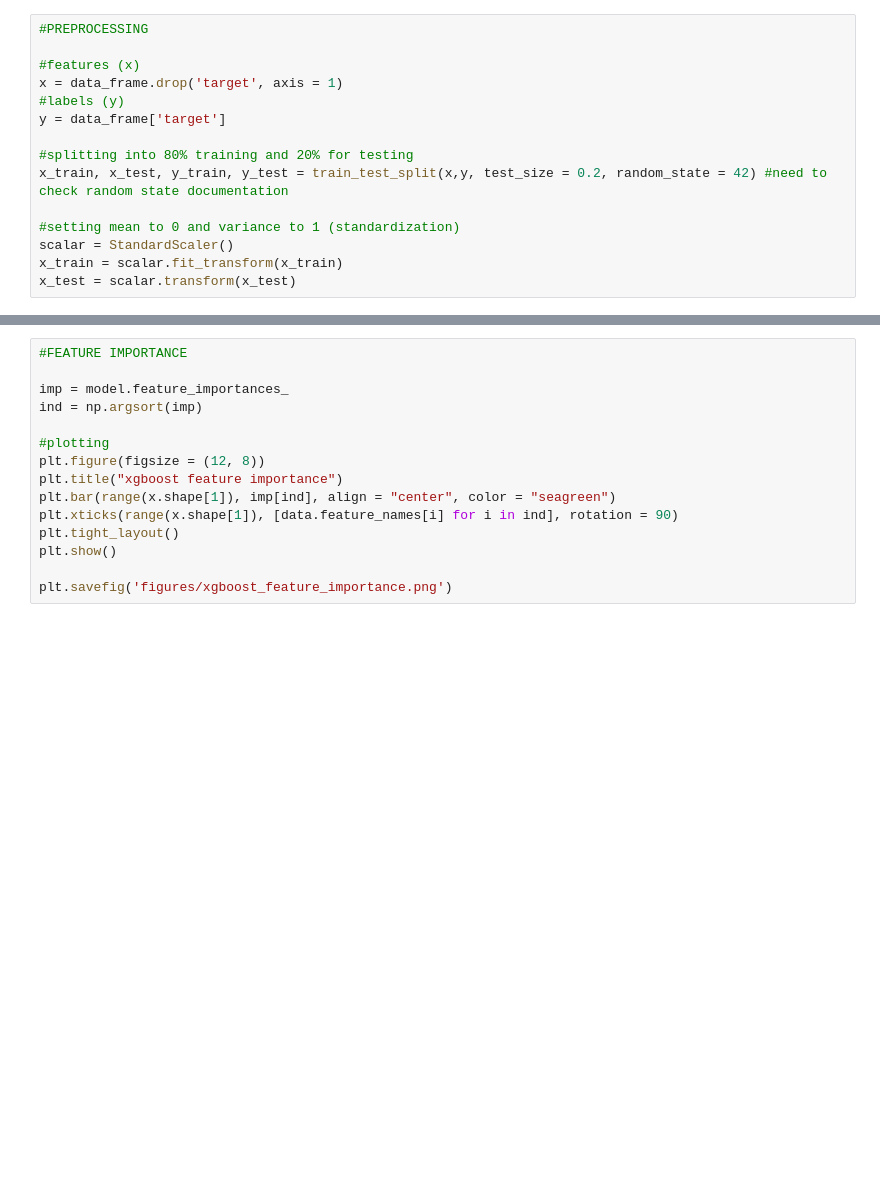
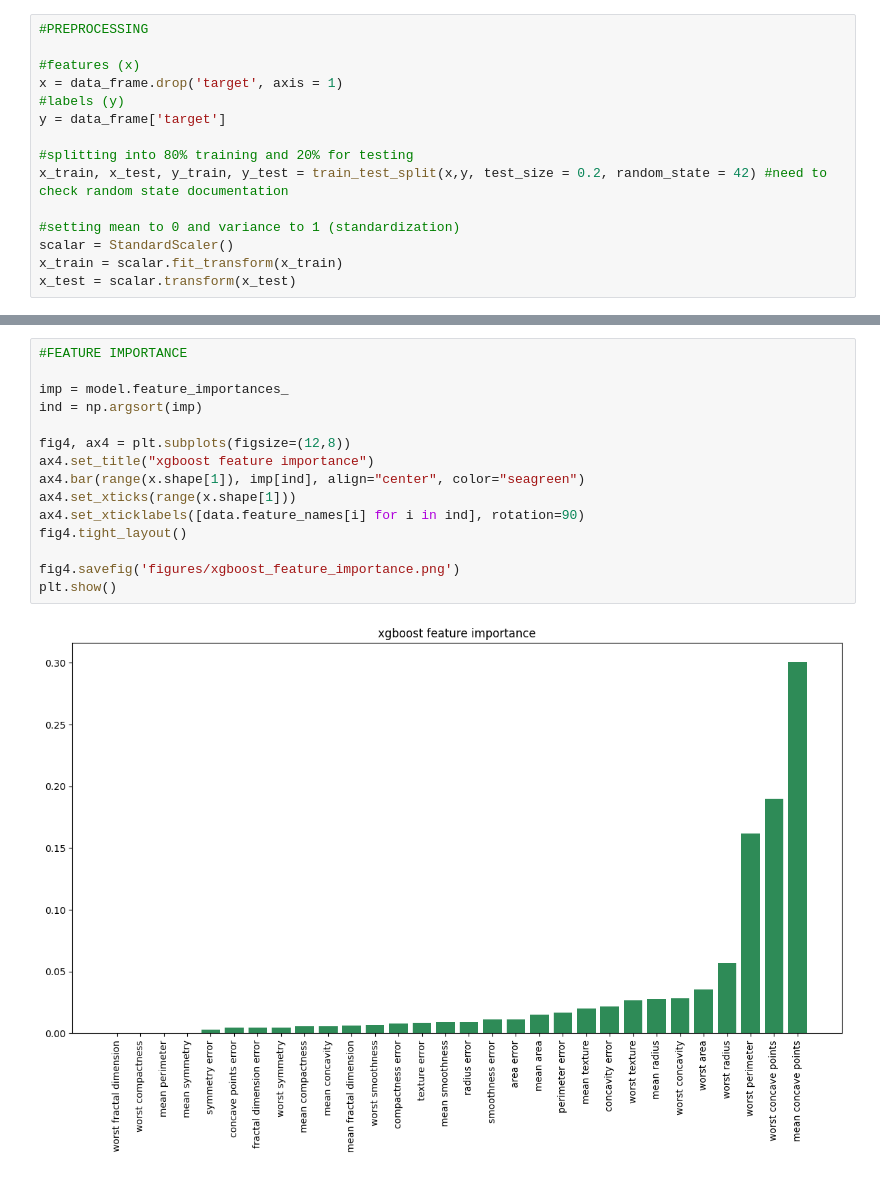
Before and after one commit to aryanalavade/Breast-Cancer-Detection-with-ML-Models, a Jupyter notebook: xgboost/breast_cancer_xgboost.ipynb, the cells around one changed output, grey strips where cells are left out. Cells and saved outputs as stored; diff of their text form; blank space fills up the shorter version.

```diff
--- a/xgboost/breast_cancer_xgboost.ipynb
+++ b/xgboost/breast_cancer_xgboost.ipynb
@@ -113,15 +170,17 @@ plt.savefig('figures/xgboost_precision_recall_curve.png')
 # %%
 #FEATURE IMPORTANCE
 
 imp = model.feature_importances_
 ind = np.argsort(imp)
 
-#plotting
-plt.figure(figsize = (12, 8))
-plt.title("xgboost feature importance")
-plt.bar(range(x.shape[1]), imp[ind], align = "center", color = "seagreen")
-plt.xticks(range(x.shape[1]), [data.feature_names[i] for i in ind], rotation = 90)
-plt.tight_layout()
+fig4, ax4 = plt.subplots(figsize=(12,8))
+ax4.set_title("xgboost feature importance")
+ax4.bar(range(x.shape[1]), imp[ind], align="center", color="seagreen")
+ax4.set_xticks(range(x.shape[1]))
+ax4.set_xticklabels([data.feature_names[i] for i in ind], rotation=90)
+fig4.tight_layout()
+
+fig4.savefig('figures/xgboost_feature_importance.png')
 plt.show()
-
-plt.savefig('figures/xgboost_feature_importance.png')
+# %% [output]
+[figure, added]
```
Also changed, not shown: parts of 6 cells of this notebook, 1 other file.
